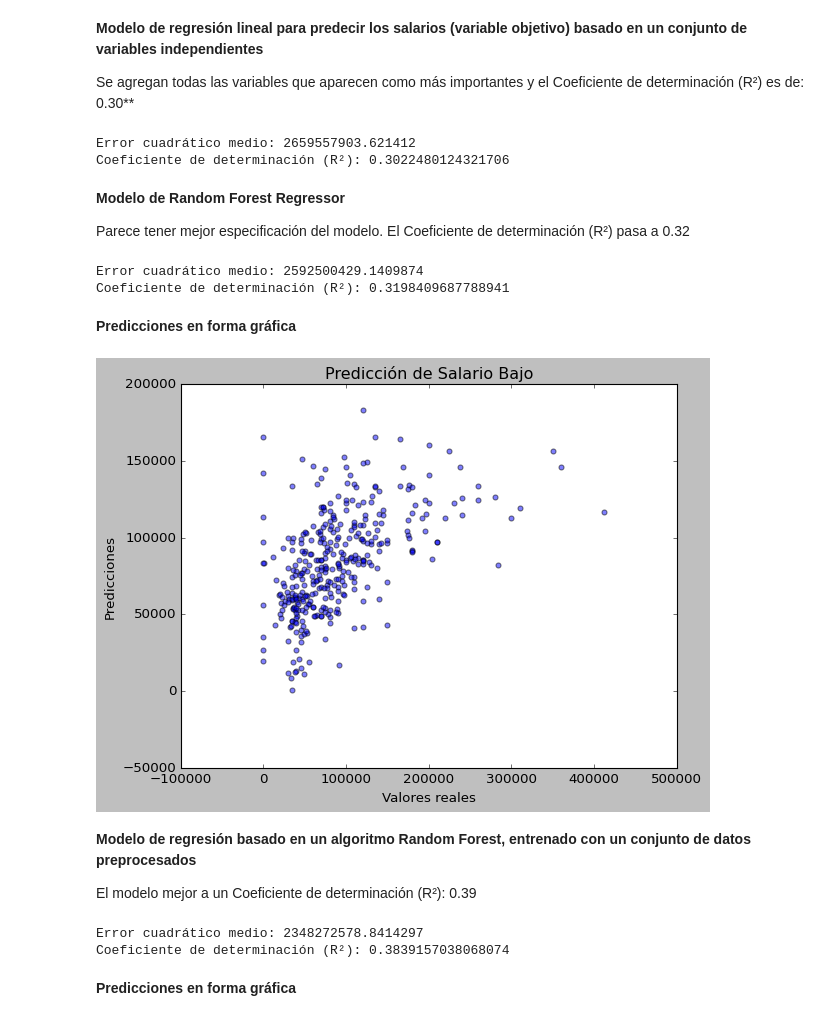
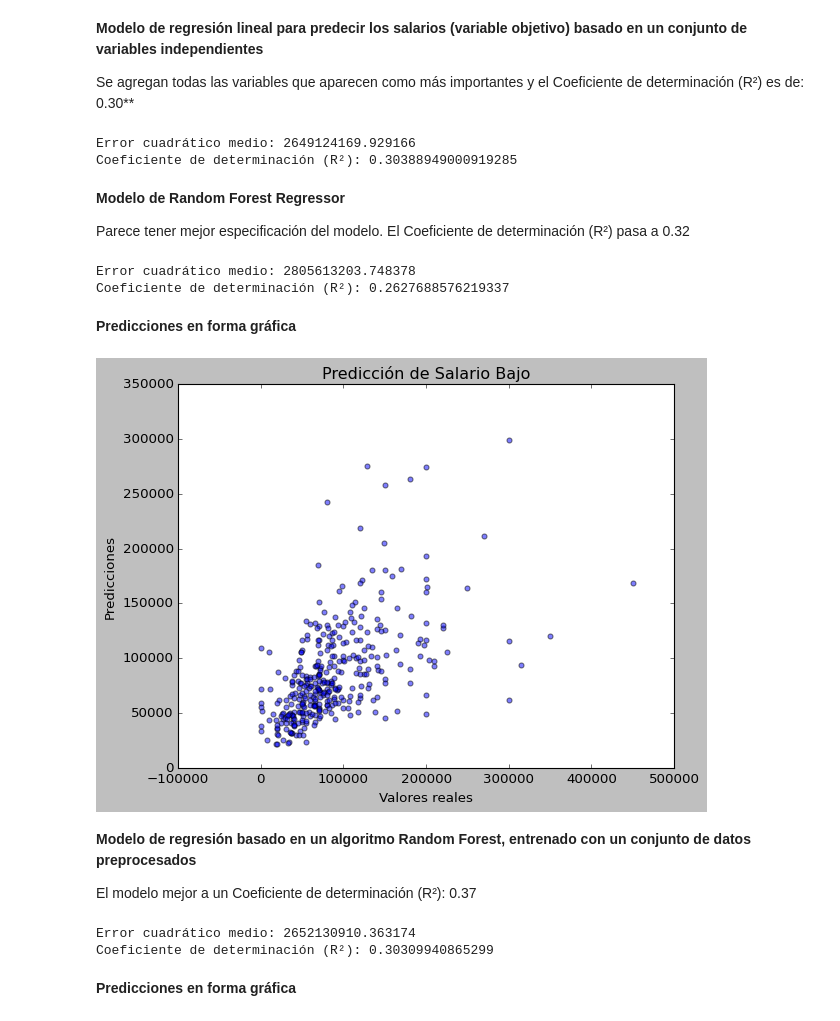
Before and after one commit to RODRIGORUBIO1991/PythonCode, a Jupyter notebook: IT SALARIOS/IT_Salarios.ipynb, the cells around one changed output. Cells and saved outputs as stored; diff of their text form; code cells hidden in the pictures.

```diff
--- a/IT SALARIOS/IT_Salarios.ipynb
+++ b/IT SALARIOS/IT_Salarios.ipynb
@@ -475,6 +477,9 @@ Se busca predecir salarios. Se utiliza la librería scikit-learn (sklearn) para
 # %%
 idx = df['SalarioB'].sort_values(ascending=False)[:50].index
 df.drop(idx, axis=0, inplace=True)
+# %%
+idx = df['SalarioB'].sort_values(ascending=True)[:50].index
+df.drop(idx, axis=0, inplace=True)
 # %% [markdown]
 **El grafico de distribucion mejora sin esos outliers**
 # %%
@@ -643,8 +638,8 @@ r2 = r2_score(y_test, y_pred)
 print('Error cuadrático medio:', mse)
 print('Coeficiente de determinación (R²):', r2)
 # %% [output]
-Error cuadrático medio: 2659557903.621412
-Coeficiente de determinación (R²): 0.3022480124321706
+Error cuadrático medio: 2649124169.929166
+Coeficiente de determinación (R²): 0.30388949000919285
 # %% [markdown]
 **Modelo de Random Forest Regressor**
 
@@ -682,34 +677,39 @@ r2 = r2_score(y_test, y_pred)
 print("Error cuadrático medio:", mse)
 print("Coeficiente de determinación (R²):", r2)
 # %% [output]
-Error cuadrático medio: 2592500429.1409874
-Coeficiente de determinación (R²): 0.3198409687788941
+Error cuadrático medio: 2805613203.748378
+Coeficiente de determinación (R²): 0.2627688576219337
 # %% [markdown]
 **Predicciones en forma gráfica**
 # %%
 import random
 
 # Obtener una muestra aleatoria del 10% de los datos
 sample_idx = random.sample(range(len(y_test)), int(len(y_test)*0.3))
 
 # Graficar sólo los puntos de la muestra aleatoria
 plt.scatter(y_test.iloc[sample_idx], y_pred[sample_idx], alpha=0.5)
 plt.xlabel('Valores reales')
 plt.ylabel('Predicciones')
-plt.title('Predicción de Salario Bajo')
+plt.title('Predicción de Salario Bruto')
 plt.show()
 # %% [output]
-[figure, old version]
+[figure, new version]
 # %% [markdown]
 **Modelo de regresión basado en un algoritmo Random Forest, entrenado con un conjunto de datos preprocesados**
 
-El modelo mejor a un Coeficiente de determinación (R²): 0.39
+El modelo mejor a un Coeficiente de determinación (R²): 0.37
 # %%
-
 
 # Seleccionar variables independientes y la variable objetivo
 cols = ["¿Qué tan conforme estás con tu sueldo?", "Años de experiencia", "¿De qué % fue el ajuste total?", "¿La recomendás como un buen lugar para trabajar?", "¿Cómo calificás las políticas de diversidad e inclusión?", "¿En qué mes fue el último ajuste?"]
-X = pd.get_dummies(df[cols])
+
+# Codificar las variables categóricas con LabelEncoder
+X = df[cols].copy()
+label_encoder = LabelEncoder()
+for col in cols:
+    X[col] = label_encoder.fit_transform(X[col])
+
 y = df['SalarioB']
 
 # Reducir la dimensionalidad con TruncatedSVD
@@ -735,8 +735,8 @@ r2 = r2_score(y_test, y_pred)
 print("Error cuadrático medio:", mse)
 print("Coeficiente de determinación (R²):", r2)
 # %% [output]
-Error cuadrático medio: 2348272578.8414297
-Coeficiente de determinación (R²): 0.3839157038068074
+Error cuadrático medio: 2652130910.363174
+Coeficiente de determinación (R²): 0.30309940865299
 # %% [markdown]
 **Predicciones en forma gráfica**
 # %%
```
Also changed, not shown: parts of 7 cells of this notebook.
